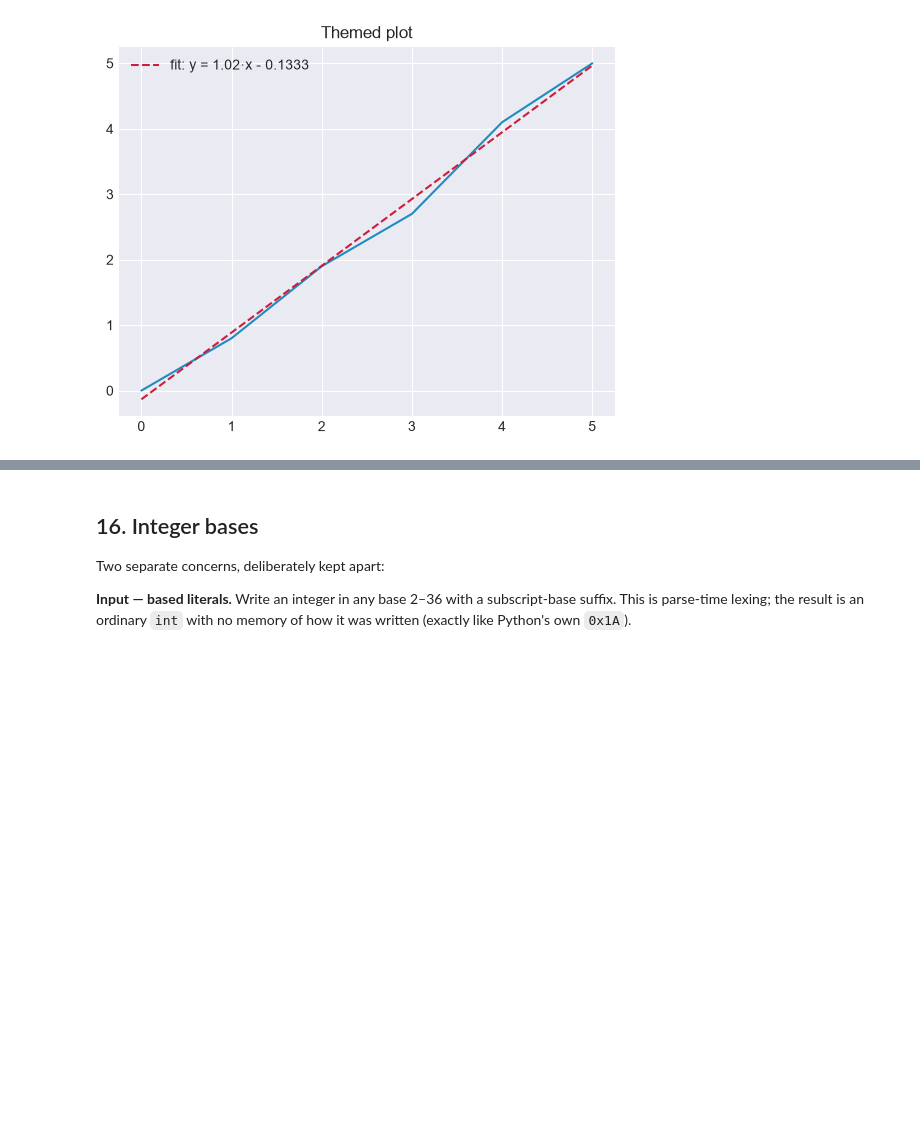
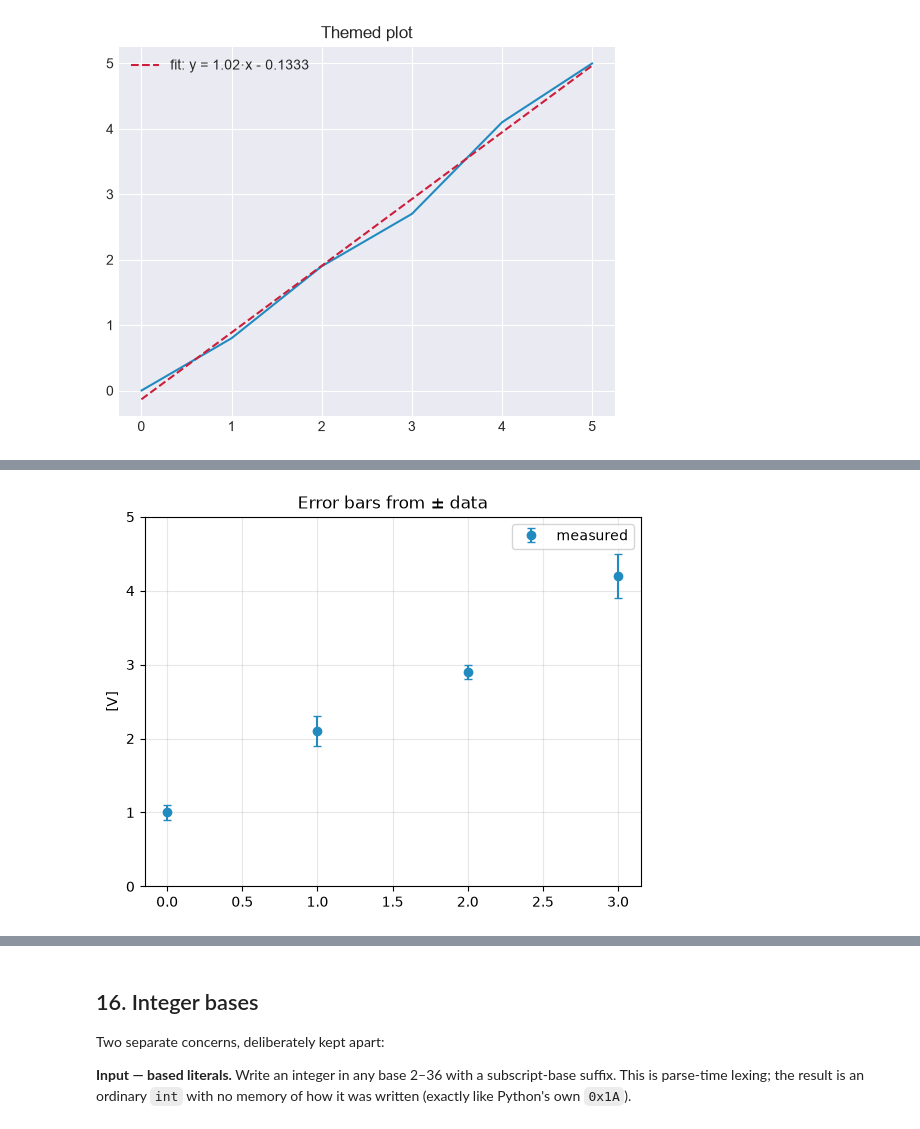
Before and after one commit to RichardThulstrup/engineering-dsl, a Jupyter notebook: DSL_Manual.ipynb, the cells around one changed output, grey strips where cells are left out. Cells and saved outputs as stored; diff of their text form; code cells hidden in the pictures; blank space fills up the shorter version.

```diff
--- a/DSL_Manual.ipynb
+++ b/DSL_Manual.ipynb
@@ -767 +800,7 @@ plot(x, y, fit=1, theme="darkgrid", title="Themed plot")
 `plot()` returns `None` by default (so a notebook cell does not echo a matplotlib object); pass `return_ax=True` if you want the `Axes` for further customisation.
+# %%
+x := [0, 1, 2, 3]
+y := [1.0 ± 0.1, 2.1 ± 0.2, 2.9 ± 0.1, 4.2 ± 0.3] V
+plot(x, y, "measured", grid=True, ylim=(0 V, 5 V), title="Error bars from ± data")
+# %% [output]
+[figure, added]
```
Also changed, not shown: parts of 18 cells of this notebook, 14 other files.
